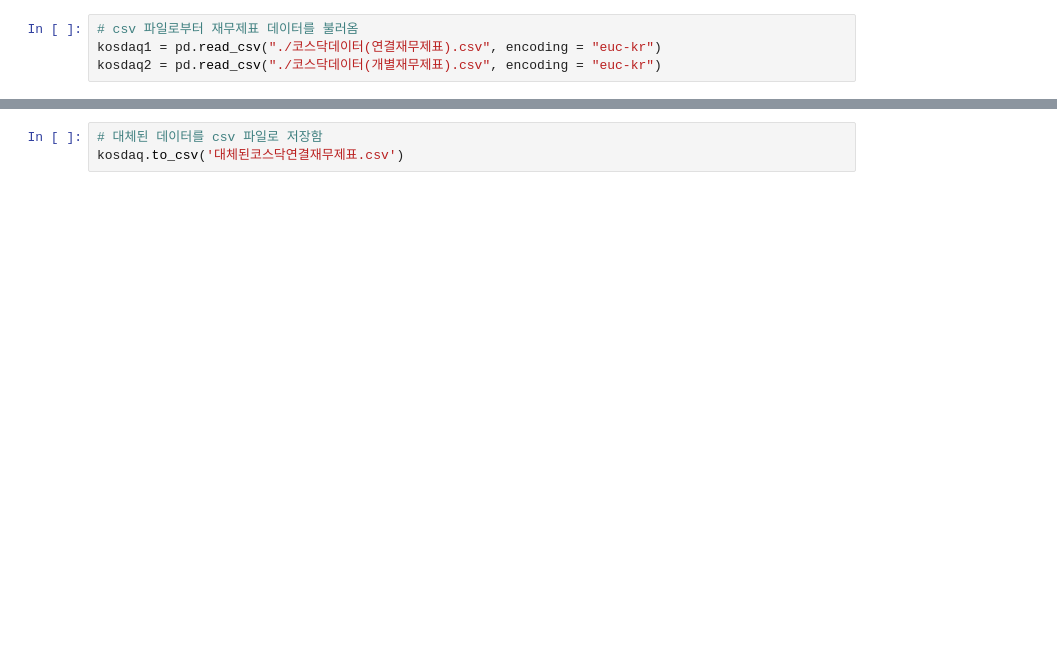
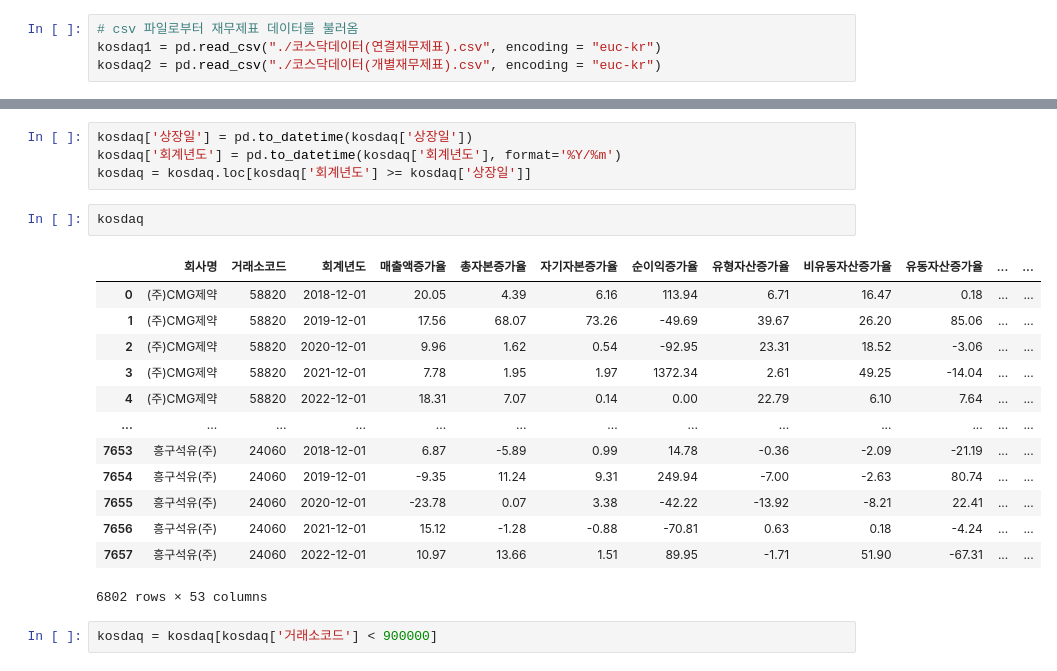
Before and after one commit to BDooHyun/ubion_python_class_01, a Jupyter notebook: 공모전/01_데이터.ipynb, the cells around one changed output, grey strips where cells are left out. Drawn from its saved outputs; the diff is of its cells as text; blank space fills up the shorter version.

```diff
--- a/공모전/01_데이터.ipynb
+++ b/공모전/01_데이터.ipynb
@@ -63,3 +106,22 @@ kosdaq
-# %%
-# 대체된 데이터를 csv 파일로 저장함
-kosdaq.to_csv('대체된코스닥연결재무제표.csv')
+# %%
+kosdaq['상장일'] = pd.to_datetime(kosdaq['상장일'])
+kosdaq['회계년도'] = pd.to_datetime(kosdaq['회계년도'], format='%Y/%m')
+kosdaq = kosdaq.loc[kosdaq['회계년도'] >= kosdaq['상장일']]
+# %%
+kosdaq
+# %% [output]
+|  | 회사명 | 거래소코드 | 회계년도 | 매출액증가율 | 총자본증가율 | 자기자본증가율 | 순이익증가율 | 유형자산증가율 | 비유동자산증가율 | 유동자산증가율 | ... | ... |
+| 0 | (주)CMG제약 | 58820 | 2018-12-01 | 20.05 | 4.39 | 6.16 | 113.94 | 6.71 | 16.47 | 0.18 | ... | ... |
+| 1 | (주)CMG제약 | 58820 | 2019-12-01 | 17.56 | 68.07 | 73.26 | -49.69 | 39.67 | 26.20 | 85.06 | ... | ... |
+| 2 | (주)CMG제약 | 58820 | 2020-12-01 | 9.96 | 1.62 | 0.54 | -92.95 | 23.31 | 18.52 | -3.06 | ... | ... |
+| 3 | (주)CMG제약 | 58820 | 2021-12-01 | 7.78 | 1.95 | 1.97 | 1372.34 | 2.61 | 49.25 | -14.04 | ... | ... |
+| 4 | (주)CMG제약 | 58820 | 2022-12-01 | 18.31 | 7.07 | 0.14 | 0.00 | 22.79 | 6.10 | 7.64 | ... | ... |
+| ... | ... | ... | ... | ... | ... | ... | ... | ... | ... | ... | ... | ... |
+| 7653 | 흥구석유(주) | 24060 | 2018-12-01 | 6.87 | -5.89 | 0.99 | 14.78 | -0.36 | -2.09 | -21.19 | ... | ... |
+| 7654 | 흥구석유(주) | 24060 | 2019-12-01 | -9.35 | 11.24 | 9.31 | 249.94 | -7.00 | -2.63 | 80.74 | ... | ... |
+| 7655 | 흥구석유(주) | 24060 | 2020-12-01 | -23.78 | 0.07 | 3.38 | -42.22 | -13.92 | -8.21 | 22.41 | ... | ... |
+| 7656 | 흥구석유(주) | 24060 | 2021-12-01 | 15.12 | -1.28 | -0.88 | -70.81 | 0.63 | 0.18 | -4.24 | ... | ... |
+| 7657 | 흥구석유(주) | 24060 | 2022-12-01 | 10.97 | 13.66 | 1.51 | 89.95 | -1.71 | 51.90 | -67.31 | ... | ... |
+6802 rows × 53 columns
+# %%
+kosdaq = kosdaq[kosdaq['거래소코드'] < 900000]
```
Also changed, not shown: parts of 35 cells of this notebook.
